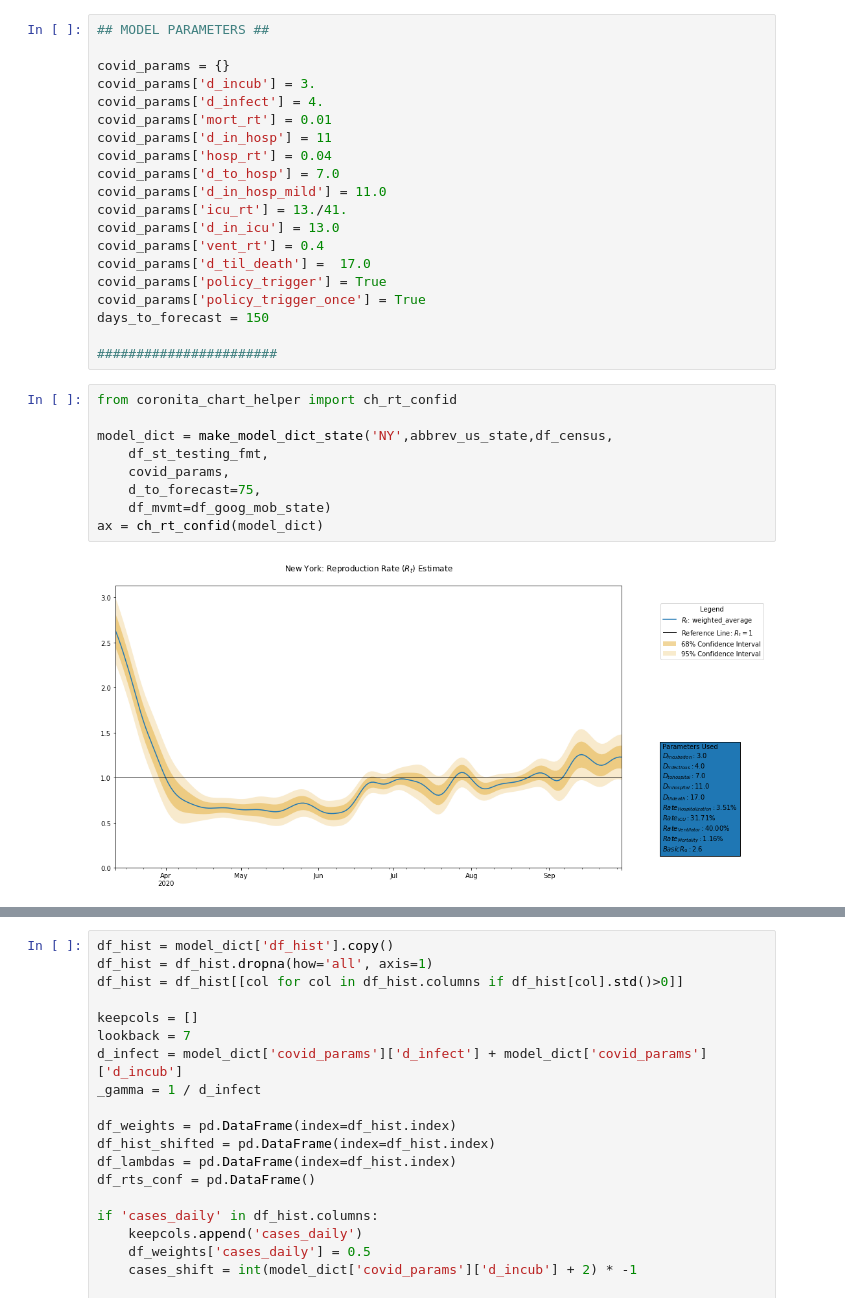
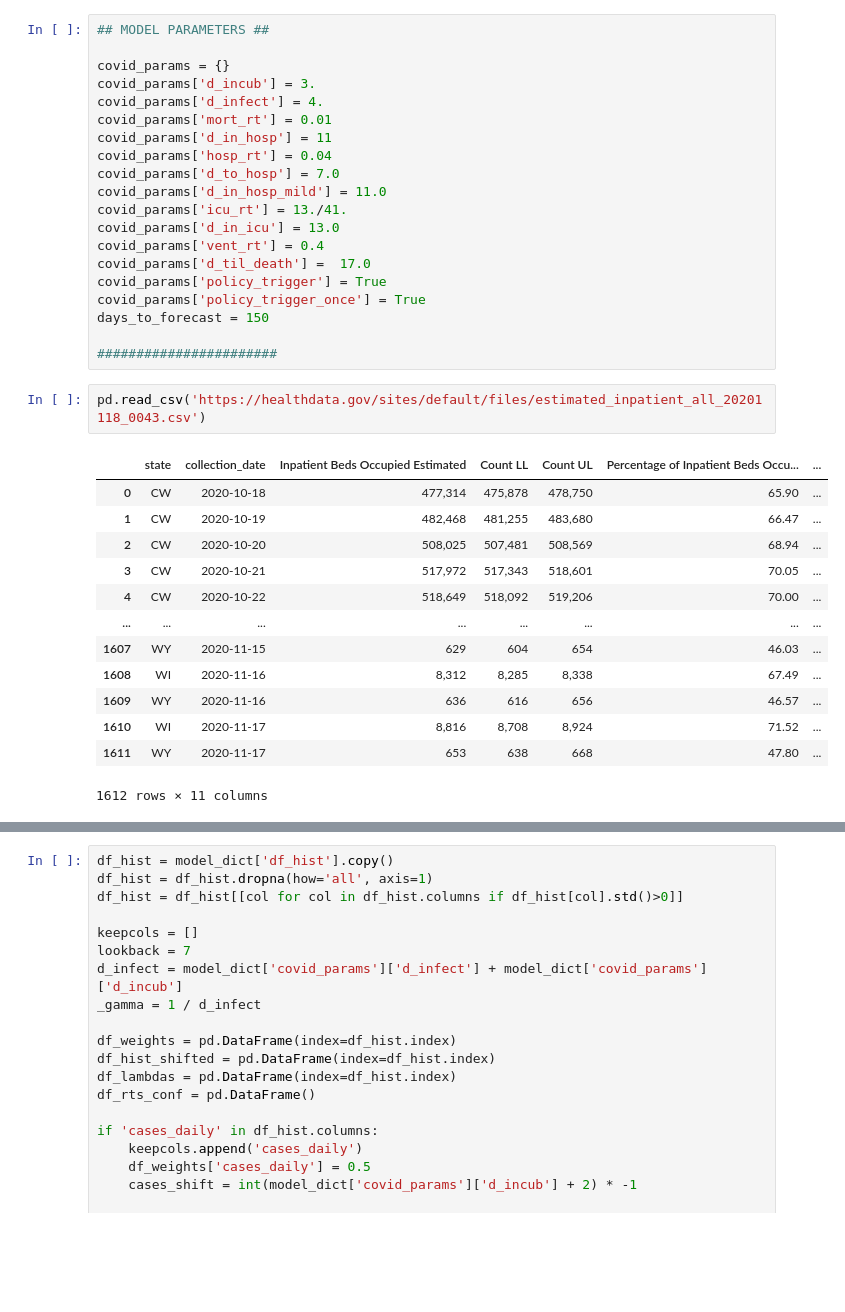
Before and after one commit to donnellymjd/coronita, a Jupyter notebook: ReproductionRateModelDev.ipynb, the cells around one changed output, grey strips where cells are left out. Saved outputs shown, nothing was run; the diff lists cells and outputs as text; blank space fills up the shorter version.

```diff
--- a/ReproductionRateModelDev.ipynb
+++ b/ReproductionRateModelDev.ipynb
@@ -70,14 +72,19 @@ covid_params['policy_trigger_once'] = True
 days_to_forecast = 150
 
 #######################
-# %%
-from coronita_chart_helper import ch_rt_confid
-
-model_dict = make_model_dict_state('NY',abbrev_us_state,df_census,
-    df_st_testing_fmt,
-    covid_params,
-    d_to_forecast=75,
-    df_mvmt=df_goog_mob_state)
-ax = ch_rt_confid(model_dict)
-# %% [output]
-[figure, removed]
+# %%
+pd.read_csv('https://healthdata.gov/sites/default/files/estimated_inpatient_all_20201118_0043.csv')
+# %% [output]
+|  | state | collection_date | Inpatient Beds Occupied Estimated | Count LL | Count UL | Percentage of Inpatient Beds Occu... | ... |
+| 0 | CW | 2020-10-18 | 477,314 | 475,878 | 478,750 | 65.90 | ... |
+| 1 | CW | 2020-10-19 | 482,468 | 481,255 | 483,680 | 66.47 | ... |
+| 2 | CW | 2020-10-20 | 508,025 | 507,481 | 508,569 | 68.94 | ... |
+| 3 | CW | 2020-10-21 | 517,972 | 517,343 | 518,601 | 70.05 | ... |
+| 4 | CW | 2020-10-22 | 518,649 | 518,092 | 519,206 | 70.00 | ... |
+| ... | ... | ... | ... | ... | ... | ... | ... |
+| 1607 | WY | 2020-11-15 | 629 | 604 | 654 | 46.03 | ... |
+| 1608 | WI | 2020-11-16 | 8,312 | 8,285 | 8,338 | 67.49 | ... |
+| 1609 | WY | 2020-11-16 | 636 | 616 | 656 | 46.57 | ... |
+| 1610 | WI | 2020-11-17 | 8,816 | 8,708 | 8,924 | 71.52 | ... |
+| 1611 | WY | 2020-11-17 | 653 | 638 | 668 | 47.80 | ... |
+1612 rows × 11 columns
```
Also changed, not shown: parts of 3 cells of this notebook, 7 other files.
